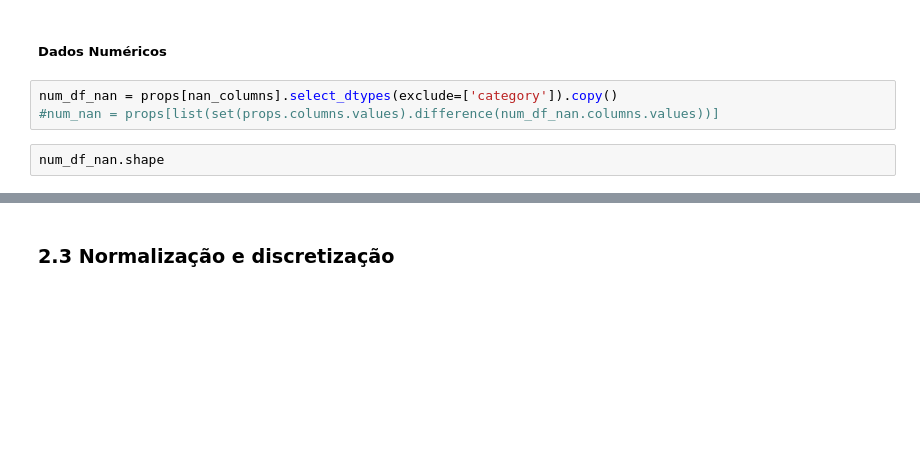
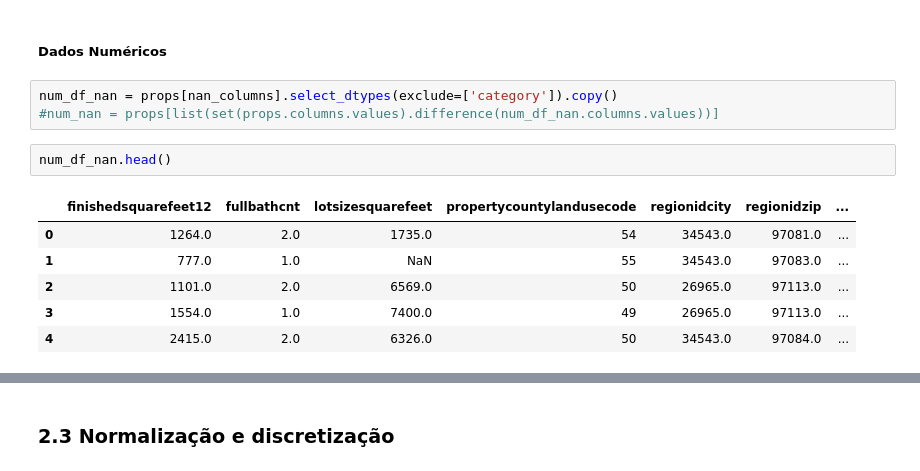
Before and after one commit to thiagotandrade/ds-project, a Jupyter notebook: DS_Project1.ipynb, the cells around one changed output, grey strips where cells are left out. Cells and saved outputs as stored; diff of their text form; blank space fills up the shorter version.

```diff
--- a/DS_Project1.ipynb
+++ b/DS_Project1.ipynb
@@ -284,4 +240,11 @@ NameError: ignored
 num_df_nan = props[nan_columns].select_dtypes(exclude=['category']).copy()
 #num_nan = props[list(set(props.columns.values).difference(num_df_nan.columns.values))]
 # %%
-num_df_nan.shape
+num_df_nan.head()
+# %% [output]
+|  | finishedsquarefeet12 | fullbathcnt | lotsizesquarefeet | propertycountylandusecode | regionidcity | regionidzip | ... |
+| 0 | 1264.0 | 2.0 | 1735.0 | 54 | 34543.0 | 97081.0 | ... |
+| 1 | 777.0 | 1.0 | NaN | 55 | 34543.0 | 97083.0 | ... |
+| 2 | 1101.0 | 2.0 | 6569.0 | 50 | 26965.0 | 97113.0 | ... |
+| 3 | 1554.0 | 1.0 | 7400.0 | 49 | 26965.0 | 97113.0 | ... |
+| 4 | 2415.0 | 2.0 | 6326.0 | 50 | 34543.0 | 97084.0 | ... |
```
Also changed, not shown: parts of 63 cells of this notebook.
